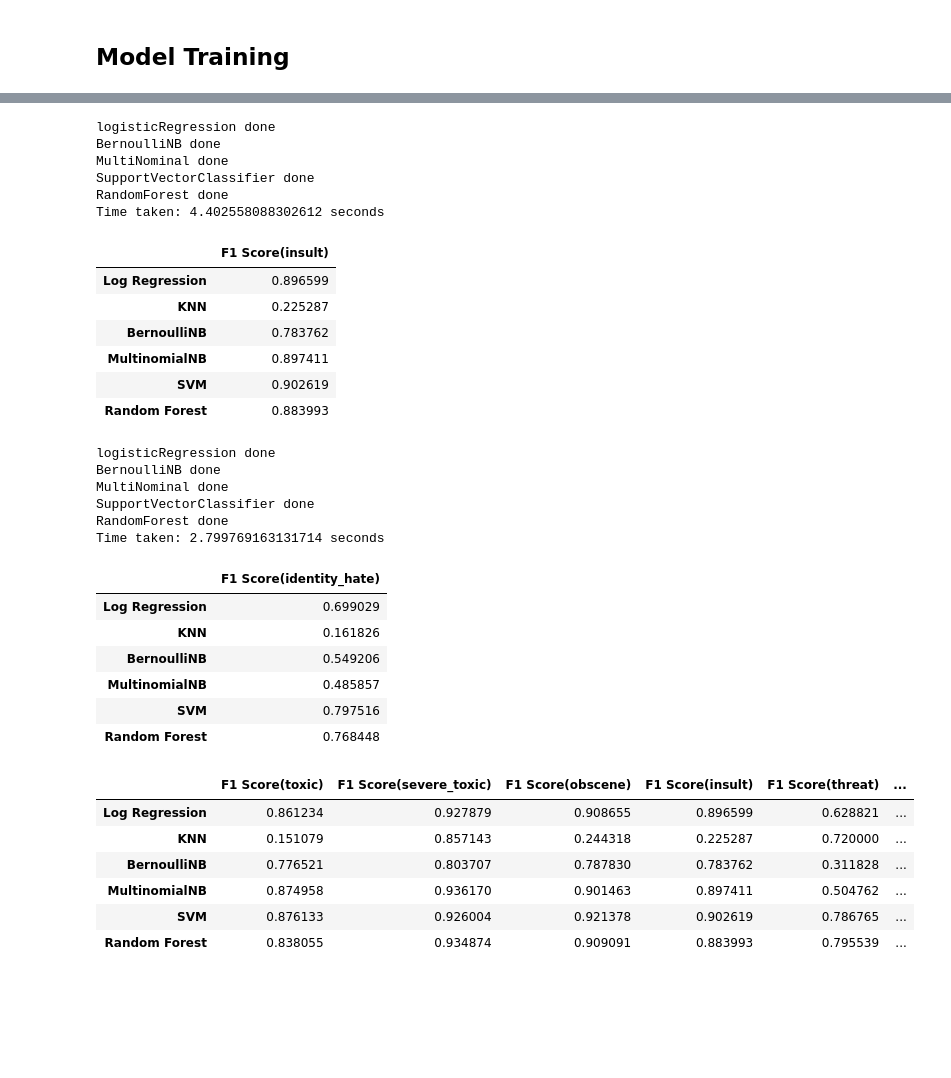
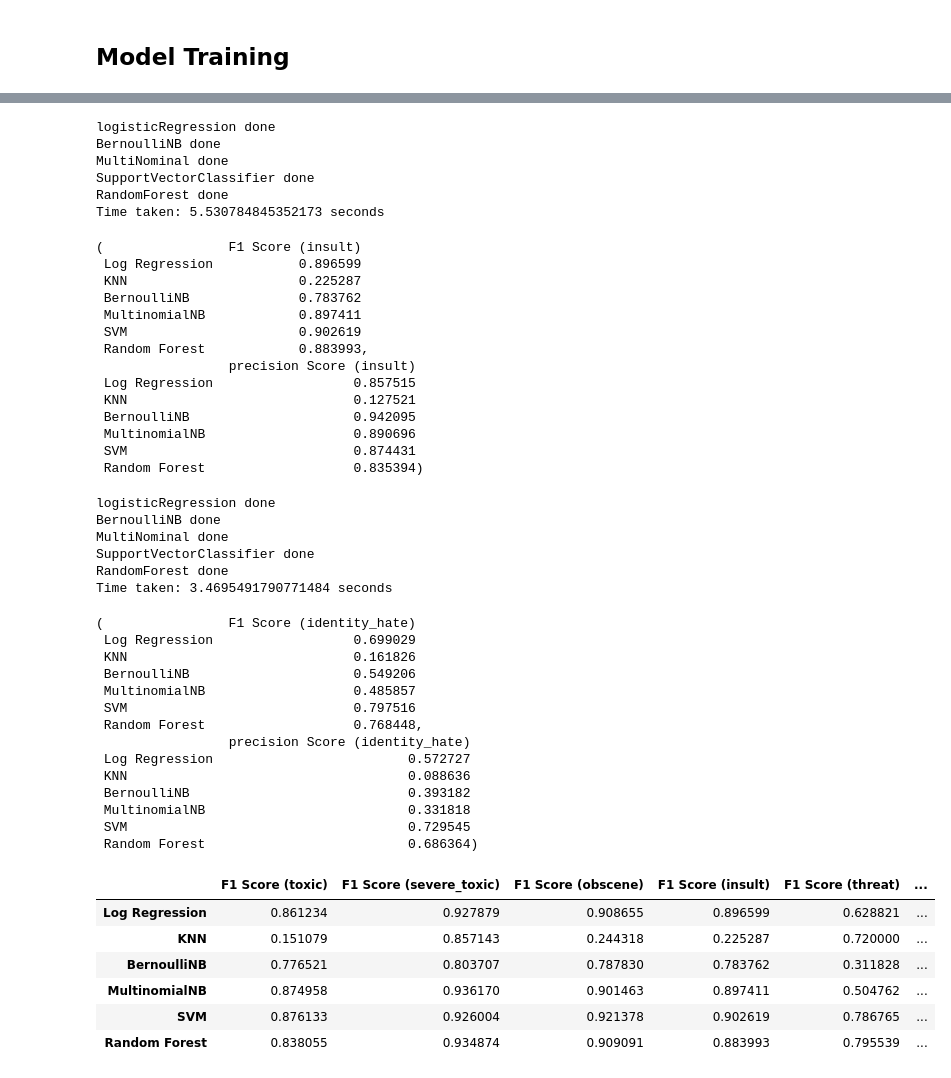
Before and after one commit to rohan-singh987/commentToxicityAnalyzer-ML, a Jupyter notebook: Comment Toxicity Classifier.ipynb, the cells around one changed output, grey strips where cells are left out. Cells and saved outputs as stored; diff of their text form; code cells hidden in the pictures; blank space fills up the shorter version.

Commit message:
precision score
Signed-off-by: Rohan Singh <rohannsingh98765@gmail.com>

```diff
--- a/Comment Toxicity Classifier.ipynb
+++ b/Comment Toxicity Classifier.ipynb
@@ -380,7 +401,6 @@ Time taken: 0.8766069412231445 seconds
 t0 = time.time()
 
 df_obs = model_train(data_Obsence, 'obscene', TfidfVectorizer, (1,1))
-df_obs.rename(columns={'F1 Score': 'F1 Score(obscene)'}, inplace=True)
 
 t1 = time.time()
 
@@ -406,7 +433,6 @@ Time taken: 4.354743719100952 seconds
 t0 = time.time()
 
 df_thr = model_train(data_Threat, 'threat', TfidfVectorizer, (1,1))
-df_thr.rename(columns={'F1 Score': 'F1 Score(threat)'}, inplace=True)
 
 t1 = time.time()
 
@@ -432,7 +465,6 @@ Time taken: 0.7499527931213379 seconds
 t0 = time.time()
 
 df_ins = model_train(data_Insult, 'insult', TfidfVectorizer, (1,1))
-df_ins.rename(columns={'F1 Score': 'F1 Score(insult)'}, inplace=True)
 
 t1 = time.time()
 
@@ -446,19 +478,26 @@ BernoulliNB done
 MultiNominal done
 SupportVectorClassifier done
 RandomForest done
-Time taken: 4.402558088302612 seconds
+Time taken: 5.530784845352173 seconds
-|  | F1 Score(insult) |
-| Log Regression | 0.896599 |
-| KNN | 0.225287 |
-| BernoulliNB | 0.783762 |
-| MultinomialNB | 0.897411 |
-| SVM | 0.902619 |
-| Random Forest | 0.883993 |
+(                F1 Score (insult)
+ Log Regression           0.896599
+ KNN                      0.225287
+ BernoulliNB              0.783762
+ MultinomialNB            0.897411
+ SVM                      0.902619
+ Random Forest            0.883993,
+                 precision Score (insult)
+ Log Regression                  0.857515
+ KNN                             0.127521
+ BernoulliNB                     0.942095
+ MultinomialNB                   0.890696
+ SVM                             0.874431
+ Random Forest                   0.835394)
 # %%
 t0 = time.time()
 
 df_ide = model_train(data_Hate, 'identity_hate', TfidfVectorizer, (1,1))
-df_ide.rename(columns={'F1 Score': 'F1 Score(identity_hate)'}, inplace=True)
+
 
 t1 = time.time()
 
@@ -472,19 +511,26 @@ BernoulliNB done
 MultiNominal done
 SupportVectorClassifier done
 RandomForest done
-Time taken: 2.799769163131714 seconds
+Time taken: 3.4695491790771484 seconds
-|  | F1 Score(identity_hate) |
-| Log Regression | 0.699029 |
-| KNN | 0.161826 |
-| BernoulliNB | 0.549206 |
-| MultinomialNB | 0.485857 |
-| SVM | 0.797516 |
-| Random Forest | 0.768448 |
+(                F1 Score (identity_hate)
+ Log Regression                  0.699029
+ KNN                             0.161826
+ BernoulliNB                     0.549206
+ MultinomialNB                   0.485857
+ SVM                             0.797516
+ Random Forest                   0.768448,
+                 precision Score (identity_hate)
+ Log Regression                         0.572727
+ KNN                                    0.088636
+ BernoulliNB                            0.393182
+ MultinomialNB                          0.331818
+ SVM                                    0.729545
+ Random Forest                          0.686364)
 # %%
-f1_all = pd.concat([df_tox, df_sev, df_obs, df_ins, df_thr, df_ide], axis=1)
+f1_all = pd.concat([df_tox[0], df_sev[0], df_obs[0], df_ins[0], df_thr[0], df_ide[0]], axis=1)
 f1_all
 # %% [output]
-|  | F1 Score(toxic) | F1 Score(severe_toxic) | F1 Score(obscene) | F1 Score(insult) | F1 Score(threat) | ... |
+|  | F1 Score (toxic) | F1 Score (severe_toxic) | F1 Score (obscene) | F1 Score (insult) | F1 Score (threat) | ... |
 | Log Regression | 0.861234 | 0.927879 | 0.908655 | 0.896599 | 0.628821 | ... |
 | KNN | 0.151079 | 0.857143 | 0.244318 | 0.225287 | 0.720000 | ... |
 | BernoulliNB | 0.776521 | 0.803707 | 0.787830 | 0.783762 | 0.311828 | ... |
```
Also changed, not shown: parts of 12 cells of this notebook.
